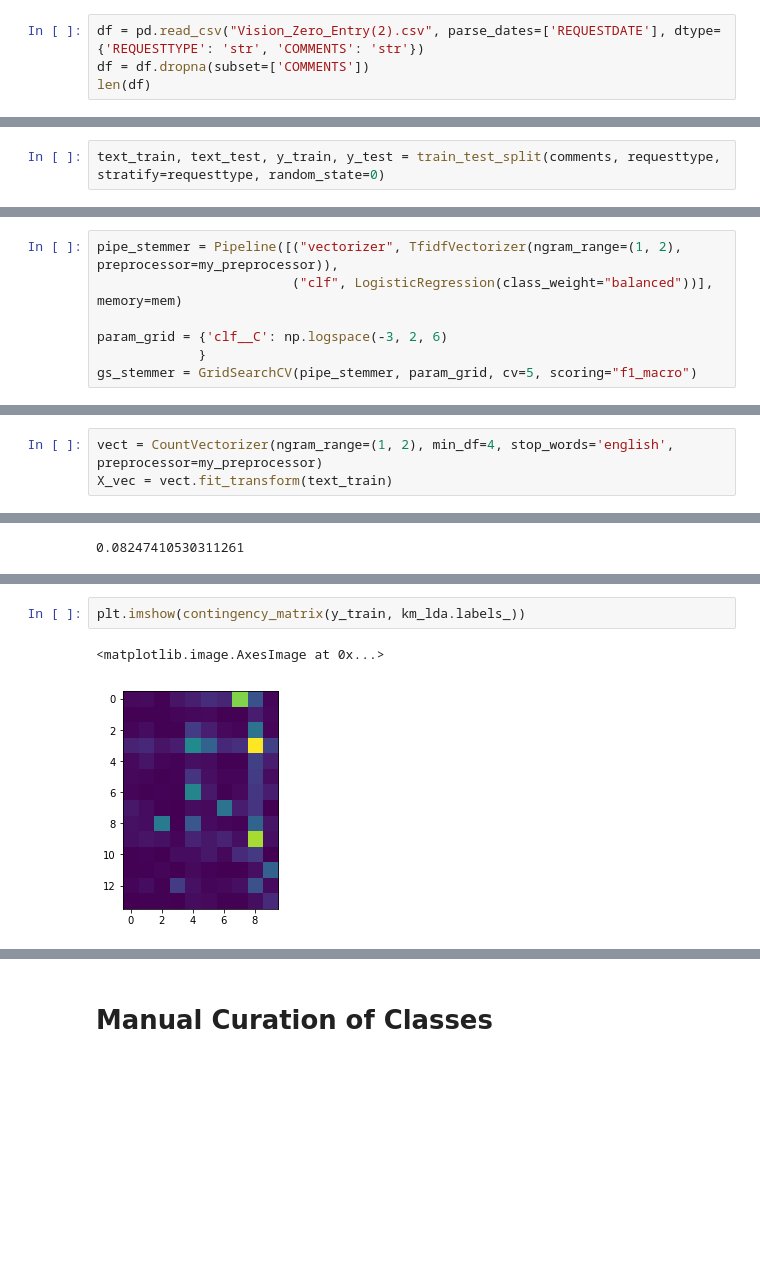
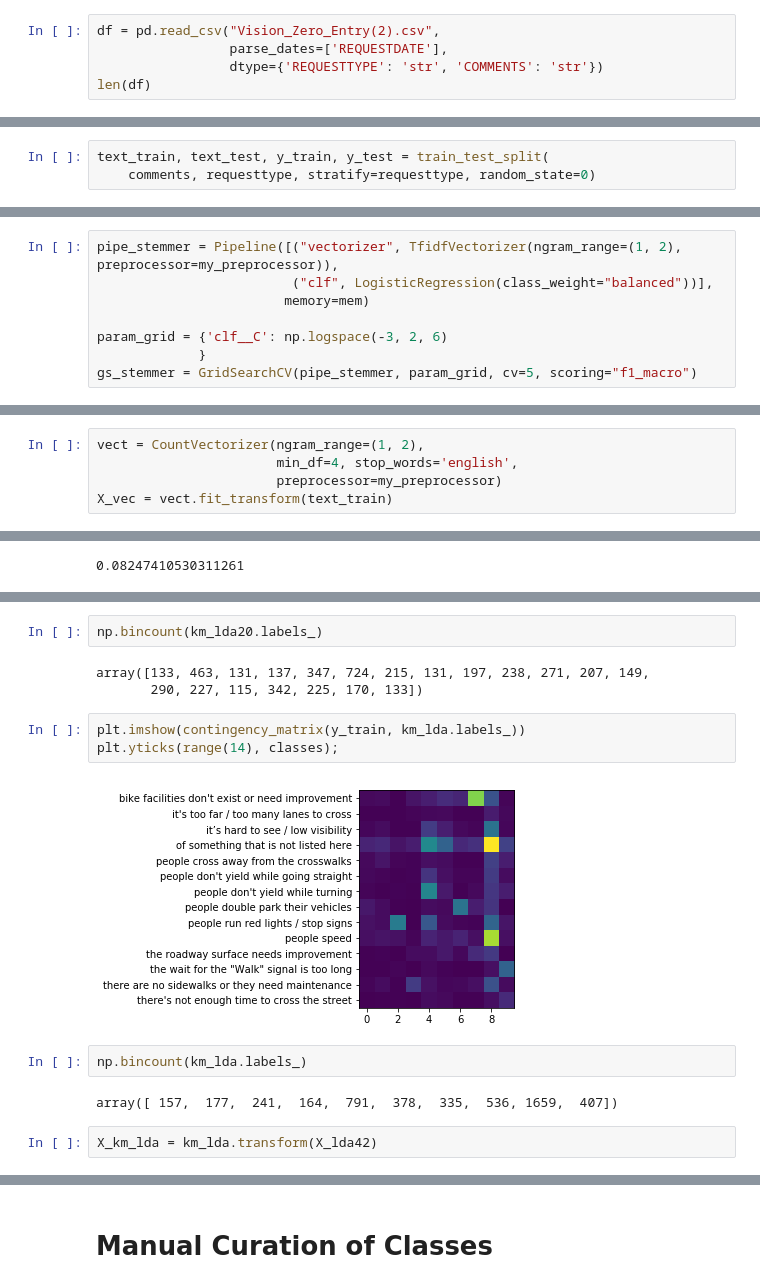
Before and after one commit to amueller/applied_ml_spring_2017, a Jupyter notebook: homeworks/homework4/vision_zero_analysis.ipynb, the cells around one changed output, grey strips where cells are left out. Cells and saved outputs as stored; diff of their text form; blank space fills up the shorter version.

```diff
--- a/homeworks/homework4/vision_zero_analysis.ipynb
+++ b/homeworks/homework4/vision_zero_analysis.ipynb
@@ -20,7 +22,8 @@ plt.rcParams["figure.dpi"] = 100
 pd.set_option('precision', 3)
 %matplotlib inline
 # %%
-df = pd.read_csv("Vision_Zero_Entry(2).csv", parse_dates=['REQUESTDATE'], dtype={'REQUESTTYPE': 'str', 'COMMENTS': 'str'})
-df = df.dropna(subset=['COMMENTS'])
+df = pd.read_csv("Vision_Zero_Entry(2).csv",
+                 parse_dates=['REQUESTDATE'],
+                 dtype={'REQUESTTYPE': 'str', 'COMMENTS': 'str'})
 len(df)
 # %% [output]
@@ -161,7 +170,8 @@ df[df.COMMENTS.duplicated(keep=False)]
 requesttype = df["REQUESTTYPE"]
 comments = df["COMMENTS"]
 # %%
-text_train, text_test, y_train, y_test = train_test_split(comments, requesttype, stratify=requesttype, random_state=0)
+text_train, text_test, y_train, y_test = train_test_split(
+    comments, requesttype, stratify=requesttype, random_state=0)
 # %% [markdown]
 # Baseline Model
 # %%
@@ -423,7 +431,8 @@ from sklearn.externals.joblib import memory
 mem = memory.Memory(cachedir="cache", verbose=0)
 # %%
 pipe_stemmer = Pipeline([("vectorizer", TfidfVectorizer(ngram_range=(1, 2), preprocessor=my_preprocessor)),
-                         ("clf", LogisticRegression(class_weight="balanced"))], memory=mem)
+                         ("clf", LogisticRegression(class_weight="balanced"))],
+                        memory=mem)
 
 param_grid = {'clf__C': np.logspace(-3, 2, 6)
              }
@@ -604,6 +633,8 @@ plt.tight_layout()
 # %%
 from sklearn.decomposition import LatentDirichletAllocation
 # %%
-vect = CountVectorizer(ngram_range=(1, 2), min_df=4, stop_words='english', preprocessor=my_preprocessor)
+vect = CountVectorizer(ngram_range=(1, 2),
+                       min_df=4, stop_words='english',
+                       preprocessor=my_preprocessor)
 X_vec = vect.fit_transform(text_train)
 # %%
@@ -840,5 +878,16 @@ adjusted_rand_score(y_train, km_lda20.labels_)
+# %%
+np.bincount(km_lda20.labels_)
+# %% [output]
+array([133, 463, 131, 137, 347, 724, 215, 131, 197, 238, 271, 207, 149,
+       290, 227, 115, 342, 225, 170, 133])
 # %%
 plt.imshow(contingency_matrix(y_train, km_lda.labels_))
+plt.yticks(range(14), classes);
 # %% [output]
-<matplotlib.image.AxesImage at 0x...>
-[figure, old version]
+[figure, new version]
+# %%
+np.bincount(km_lda.labels_)
+# %% [output]
+array([ 157,  177,  241,  164,  791,  378,  335,  536, 1659,  407])
+# %%
+X_km_lda = km_lda.transform(X_lda42)
```
Also changed, not shown: parts of 16 cells of this notebook.
